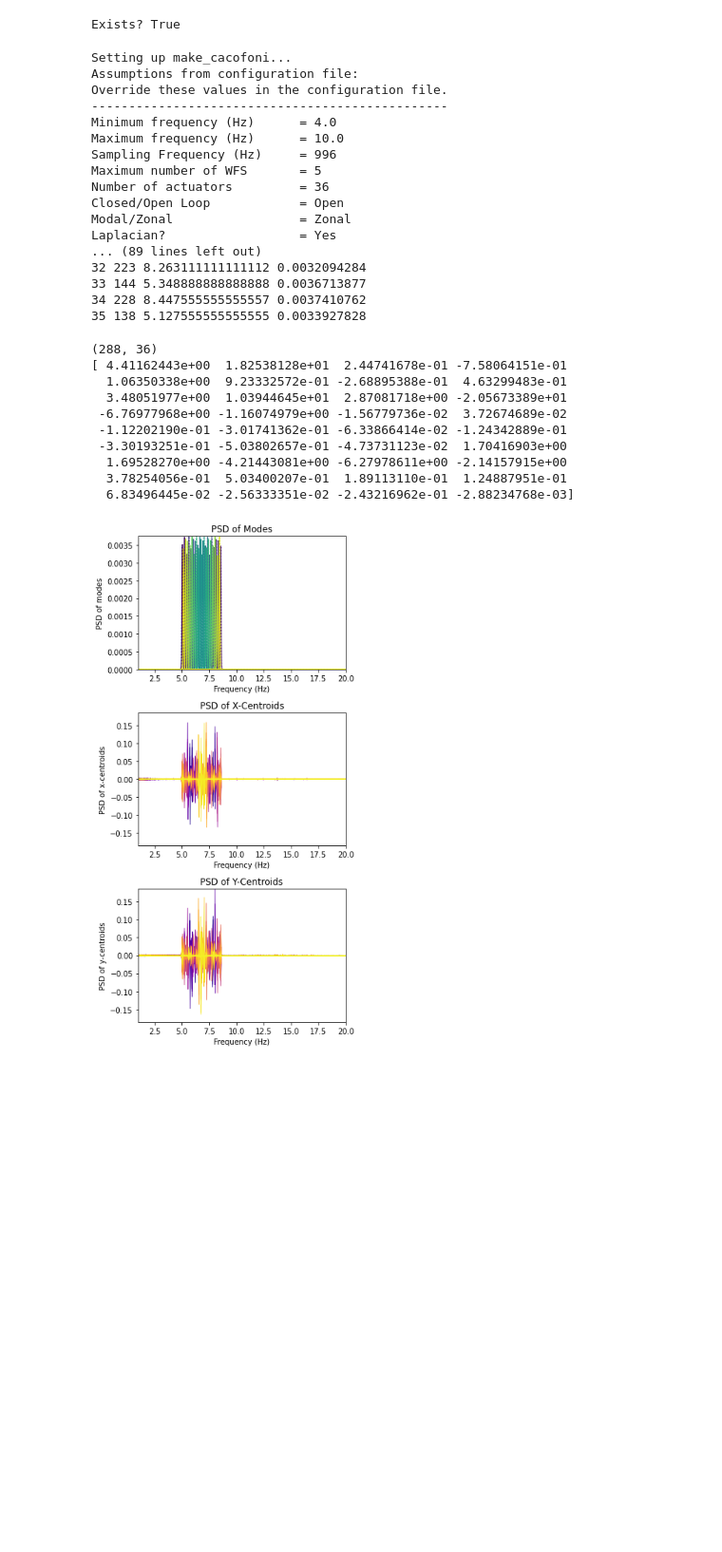
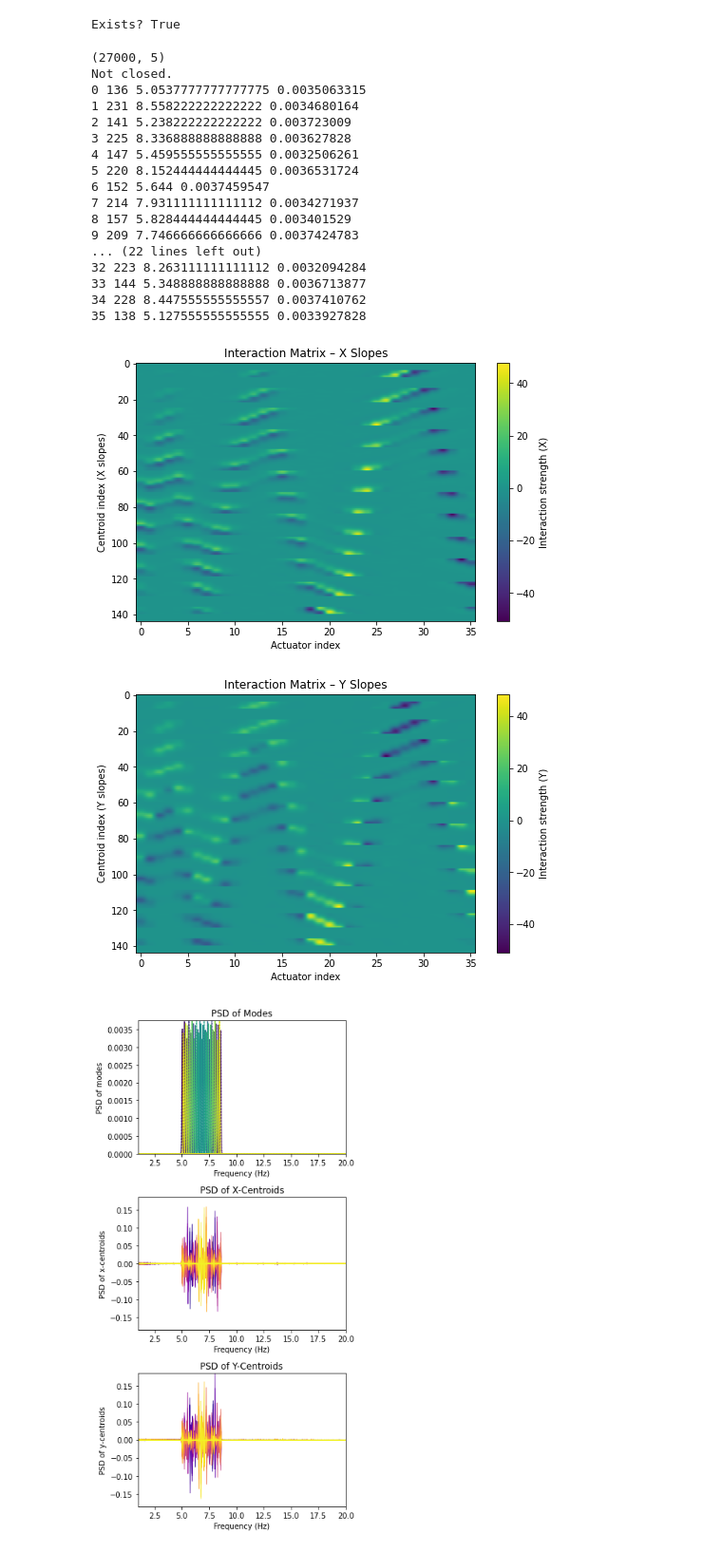
Before and after one commit to bpeck114/cacofoni, a Jupyter notebook: cacofoni/notebooks/test.ipynb, the cells around one changed output. Shown: that part at 95% size. Saved outputs shown, nothing was run; the diff lists cells and outputs as text; code cells hidden in the pictures; blank space fills up the shorter version.

```diff
--- a/cacofoni/notebooks/test.ipynb
+++ b/cacofoni/notebooks/test.ipynb
@@ -10,40 +10,53 @@ Exists? True
 # %%
 # Test make_cacofoni.py
 %autoreload 2
+import matplotlib.pyplot as plt
+import numpy as np
+from PIL import Image
+
 from cacofoni.make_cacofoni import make_cacofoni
 from cacofoni.imaka_io.irdfits import irdfits
 from cacofoni.config import CacofoniConfig
-laplacian, imatcacophony, idx = make_cacofoni()
+psdmod, freq, filter, filter1, psdmes, laplacian, imatcacophony, idx = make_cacofoni(silent=True)
 # %% [output]
-Setting up make_cacofoni...
-Assumptions from configuration file:
-Override these values in the configuration file.
-------------------------------------------------
-Minimum frequency (Hz)      = 4.0
-Maximum frequency (Hz)      = 10.0
-Sampling Frequency (Hz)     = 996
-Maximum number of WFS       = 5
-Number of actuators         = 36
-Closed/Open Loop            = Open
-Modal/Zonal                 = Zonal
-Laplacian?                  = Yes
-... (89 lines left out)
+(27000, 5)
+Not closed.
+0 136 5.0537777777777775 0.0035063315
+1 231 8.558222222222222 0.0034680164
+2 141 5.238222222222222 0.003723009
+3 225 8.336888888888888 0.003627828
+4 147 5.459555555555555 0.0032506261
+5 220 8.152444444444445 0.0036531724
+6 152 5.644 0.0037459547
+7 214 7.931111111111112 0.0034271937
+8 157 5.828444444444445 0.003401529
+9 209 7.746666666666666 0.0037424783
+... (22 lines left out)
 32 223 8.263111111111112 0.0032094284
 33 144 5.348888888888888 0.0036713877
 34 228 8.447555555555557 0.0037410762
 35 138 5.127555555555555 0.0033927828
 # %%
-print(imatcacophony.shape)
-print(imatcacophony[200])
+# Spliting the matrix
+imat_x = imatcacophony[:144, :]   # First 144 rows: x-direction slopes
+imat_y = imatcacophony[144:, :]   # Last 144 rows: y-direction slopes
+
+plt.figure(figsize=(8, 5))
+plt.imshow(imat_x, aspect='auto', cmap='viridis')
+plt.colorbar(label='Interaction strength (X)')
+plt.xlabel('Actuator index')
+plt.ylabel('Centroid index (X slopes)')
+plt.title('Interaction Matrix – X Slopes')
+plt.show()
+
+plt.figure(figsize=(8, 5))
+plt.imshow(imat_y, aspect='auto', cmap='viridis')
+plt.colorbar(label='Interaction strength (Y)')
+plt.xlabel('Actuator index')
+plt.ylabel('Centroid index (Y slopes)')
+plt.title('Interaction Matrix – Y Slopes')
+plt.show()
 # %% [output]
-(288, 36)
-[ 4.41162443e+00  1.82538128e+01  2.44741678e-01 -7.58064151e-01
-  1.06350338e+00  9.23332572e-01 -2.68895388e-01  4.63299483e-01
-  3.48051977e+00  1.03944645e+01  2.87081718e+00 -2.05673389e+01
- -6.76977968e+00 -1.16074979e+00 -1.56779736e-02  3.72674689e-02
- -1.12202190e-01 -3.01741362e-01 -6.33866414e-02 -1.24342889e-01
- -3.30193251e-01 -5.03802657e-01 -4.73731123e-02  1.70416903e+00
-  1.69528270e+00 -4.21443081e+00 -6.27978611e+00 -2.14157915e+00
-  3.78254056e-01  5.03400207e-01  1.89113110e-01  1.24887951e-01
-  6.83496445e-02 -2.56333351e-02 -2.43216962e-01 -2.88234768e-03]
+[figure, added]
+[figure, added]
 # %%
```
Also changed, not shown: parts of 3 cells of this notebook, 8 other files.
